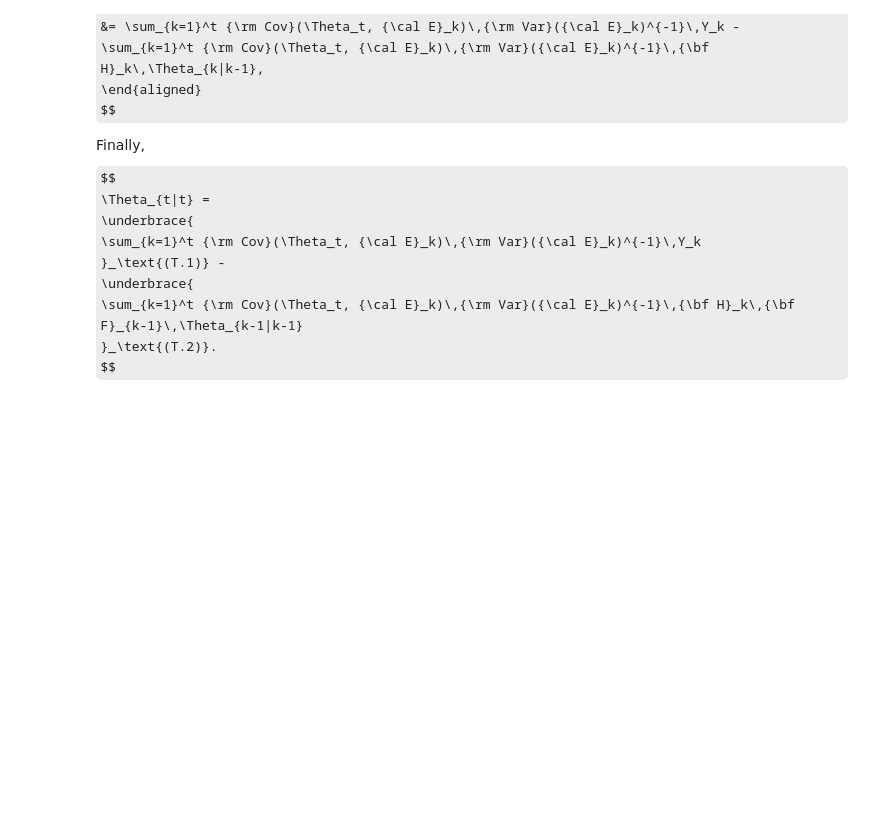
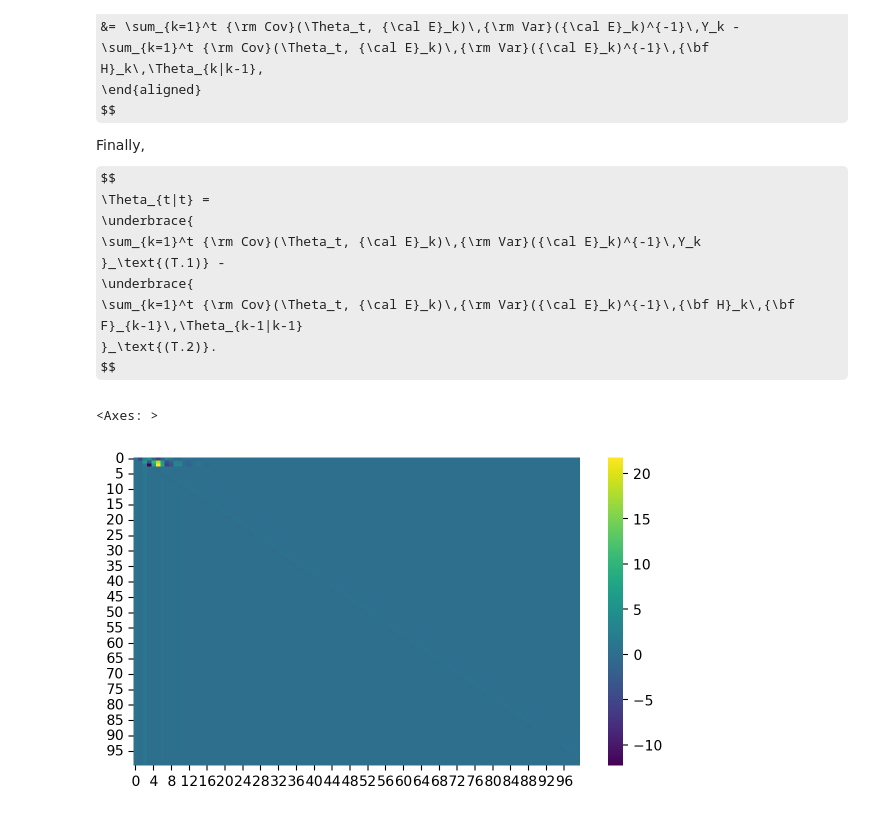
Before and after one commit to gerdm/filtering-notes, a Jupyter notebook: 02-state-space-models/arma-ssm.ipynb, the cells around one changed output. Cells and saved outputs as stored; diff of their text form; code cells hidden in the pictures; some formulas as TeX source; blank space fills up the shorter version.

```diff
--- a/02-state-space-models/arma-ssm.ipynb
+++ b/02-state-space-models/arma-ssm.ipynb
@@ -674,3 +670,9 @@ theta_hist = theta_hist.at[0].set(theta0)
+# %%
+K_all = jnp.einsum("kjdo,joo->dkj", fundamental, S_hist)
+sns.heatmap(K_all[2], cmap="viridis")
+# %% [output]
+<Axes: >
+[figure, added]
 # %%
 Kt = jnp.einsum("kdo,koo,k->kd", fundamental[0], S_hist, tmask[0])
 t1 = jnp.einsum("kd,k->d", Kt, y)
```
Also changed, not shown: parts of 33 cells of this notebook.
